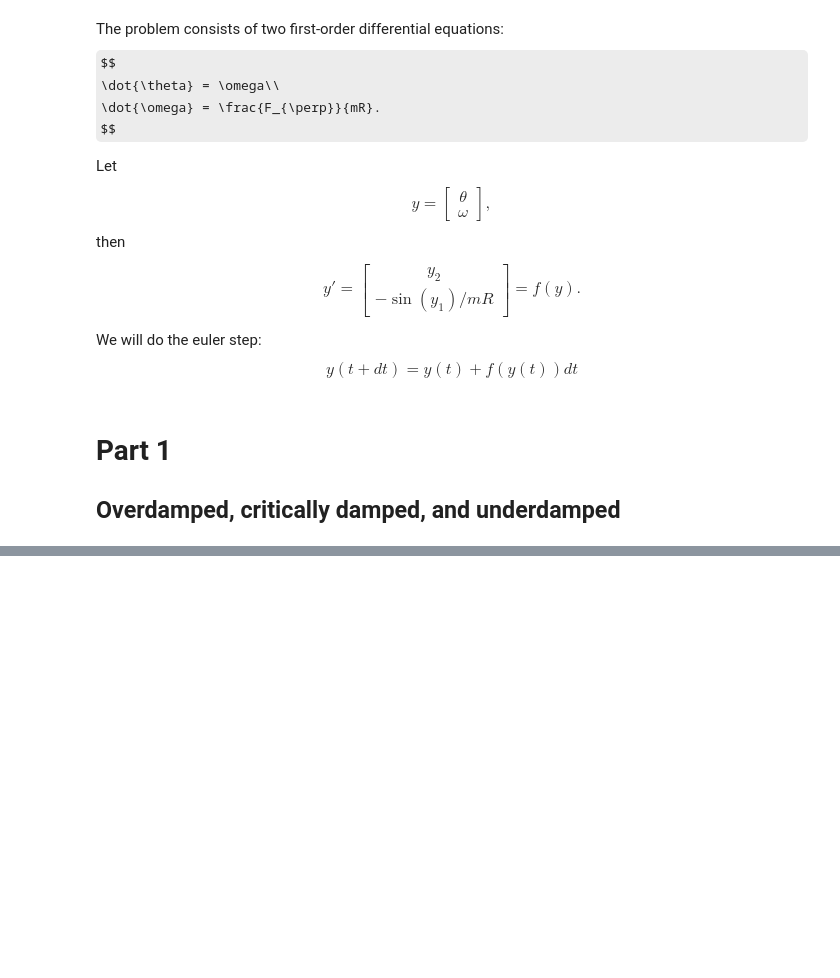
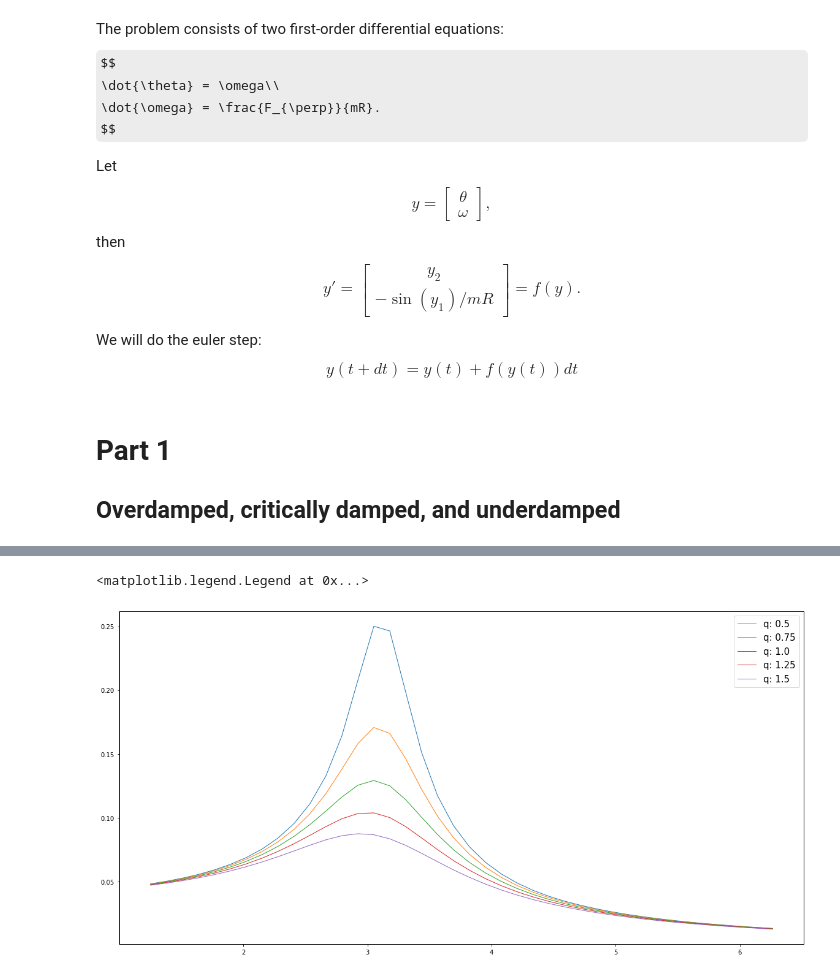
Before and after one commit to Northo/pendulum, a Jupyter notebook: NumeriskOving2.ipynb, the cells around one changed output, grey strips where cells are left out. Drawn from its saved outputs; the diff is of its cells as text; code cells hidden in the pictures; some formulas as TeX source; blank space fills up the shorter version.

```diff
--- a/NumeriskOving2.ipynb
+++ b/NumeriskOving2.ipynb
@@ -184,0 +185,26 @@ plt.legend()
+# %%
+def get_amplitude(theta, omega_D=omega_D):
+    # Sample amplitude from two periods
+    # omega = 2pi/T, and we know omega(t->infty) = omega_D
+    T = 2*np.pi/omega_D
+    # Number of points to get delta time = T given by num = T/dt, where dt = time per point
+    num_points_per_period = int(T/dt)
+    sample = y[-2*num_points_per_period:, 0]
+    amplitude = np.max(sample) - np.min(sample)
+    return amplitude
+# %%
+omega_Ds = np.linspace(0.4, 2, 40)*omega
+qs = np.linspace(0.5, 1.5, 5)*q
+amplitudes = []
+for q in qs:
+    for omega_D in omega_Ds:
+        t,y = do_method(end_time, dt, solver=rk4_solve, q=q, theta_0=theta_0, F_D=F_D, omega_D=omega_D)
+        theta = y[:,0]
+        amplitudes.append(get_amplitude(theta, omega_D))
+# %%
+for i, q in enumerate(qs):
+    plt.plot(omega_Ds, amplitudes[40*i:40*(i+1)], label=f"q: {q}")
+plt.legend()
+# %% [output]
+<matplotlib.legend.Legend at 0x...>
+[figure, added]
```
Also changed, not shown: parts of 4 cells of this notebook.
